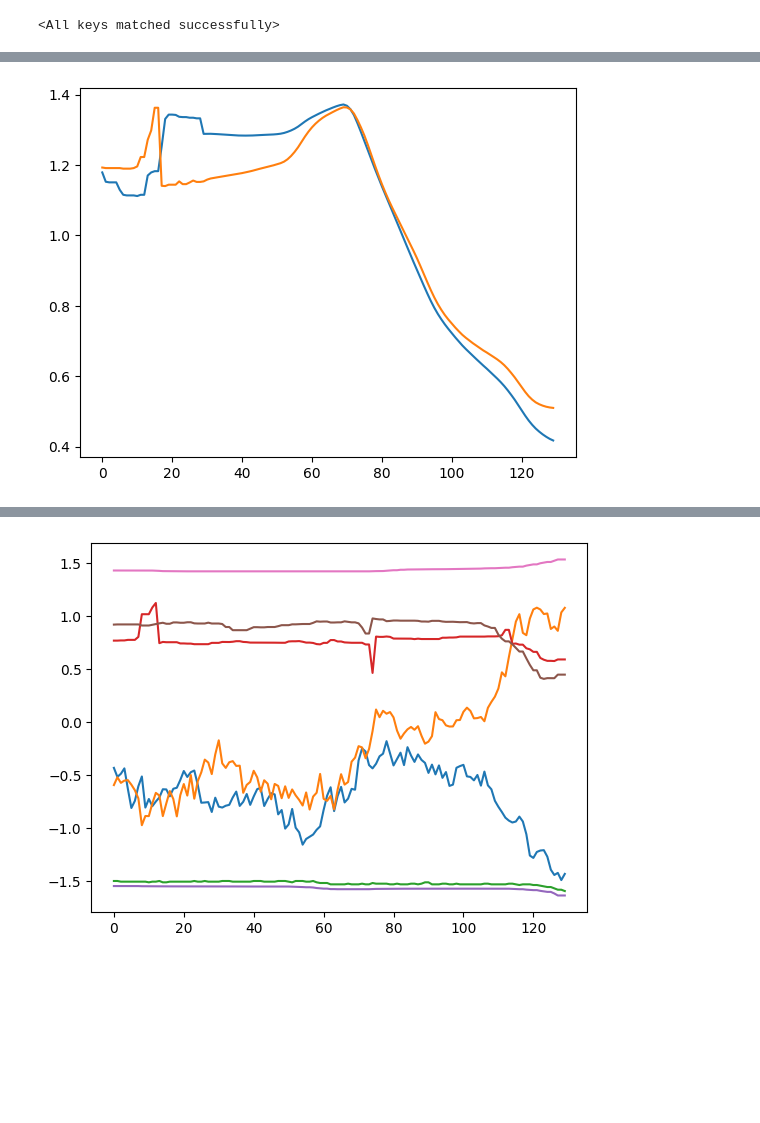
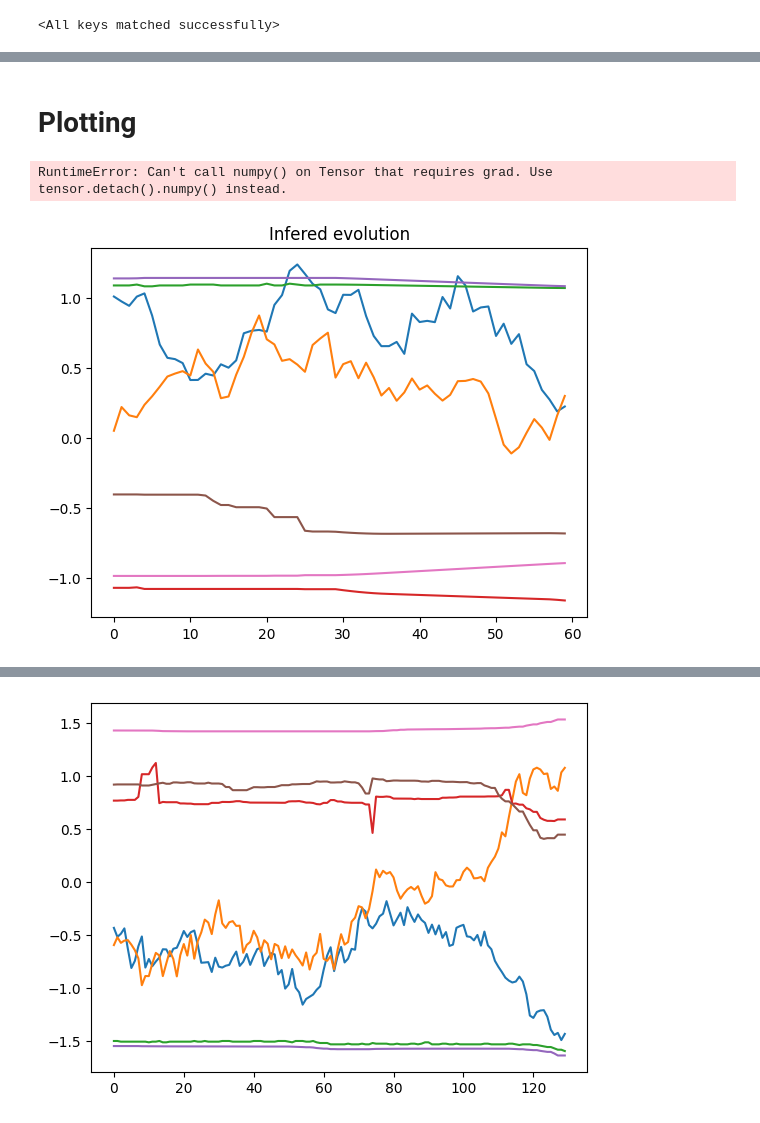
Before and after one commit to Roboy/neural-tendon-control, a Jupyter notebook: controllers/nn_1/dev/ctrl_model/generation_of_ctrl_model_dataset.ipynb, the cells around one changed output, grey strips where cells are left out. Saved outputs shown, nothing was run; the diff lists cells and outputs as text; code cells hidden in the pictures; blank space fills up the shorter version.

```diff
--- a/controllers/nn_1/dev/ctrl_model/generation_of_ctrl_model_dataset.ipynb
+++ b/controllers/nn_1/dev/ctrl_model/generation_of_ctrl_model_dataset.ipynb
@@ -32,0 +28,10 @@ sys_model_dataset = SysModelDataset(
+# %%
+window_input_size = 30
+
+evolve_iterations = 50
+
+ar_dataset = SysModelDataset(
+    df=sys_model_df,
+    num_time_steps_before=window_input_size,
+    num_time_steps_after=30
+)
@@ -100,5 +54,2 @@ plt.show()
-# %%
-for i in [0, 2]:
-    plt.plot(interals_predicted[0, i, :].detach().numpy())
-# %% [output]
-[figure, removed]
+# %% [markdown]
+# Plotting
@@ -104,0 +63,34 @@ for i in [0, 2]:
+# %%
+outputs_predicted = outputs.clone()
+interals_predicted = interals.clone()
+for i in range(0, inputs.shape[2]- window_input_size):
+    # concatenate past and future to get the model input
+
+    next_predicted_output, next_predicted_internal = sys_model(inputs[:, :, i:i+window_input_size], outputs_predicted[:, :, i:i+window_input_size], interals_predicted[:, :, i:i+window_input_size])
+    outputs_predicted[:, :, i+window_input_size] = next_predicted_output[:,:,0]
+    interals_predicted[:, :, i+window_input_size] = next_predicted_internal[:,:,0]
+# %%
+# Plot base truth
+for i in range(inputs.shape[1]):
+    plt.plot(inputs[0, i, :].numpy())
+for i in range(outputs.shape[1]):
+    plt.plot(outputs[0, i, :].numpy())
+for i in range(interals.shape[1]):
+    plt.plot(interals[0, i, :].numpy())
+plt.title('Actual evolution')
+plt.show()
+# %% [output]
+RuntimeError: Can't call numpy() on Tensor that requires grad. Use tensor.detach().numpy() instead.
+# %%
+# Plot infered evolution
+for i in range(inputs.shape[1]):
+    plt.plot(inputs[0, i, :].detach().numpy())
+for i in range(outputs_predicted.shape[1]):
+    plt.plot(outputs_predicted[0, i, :].detach().numpy())
+for i in range(interals_predicted.shape[1]):
+    plt.plot(interals_predicted[0, i, :].detach().numpy())
+plt.title('Infered evolution')
+plt.show()
+# Add title
+# %% [output]
+[figure, added]
```
Also changed, not shown: parts of 50 cells of this notebook.
